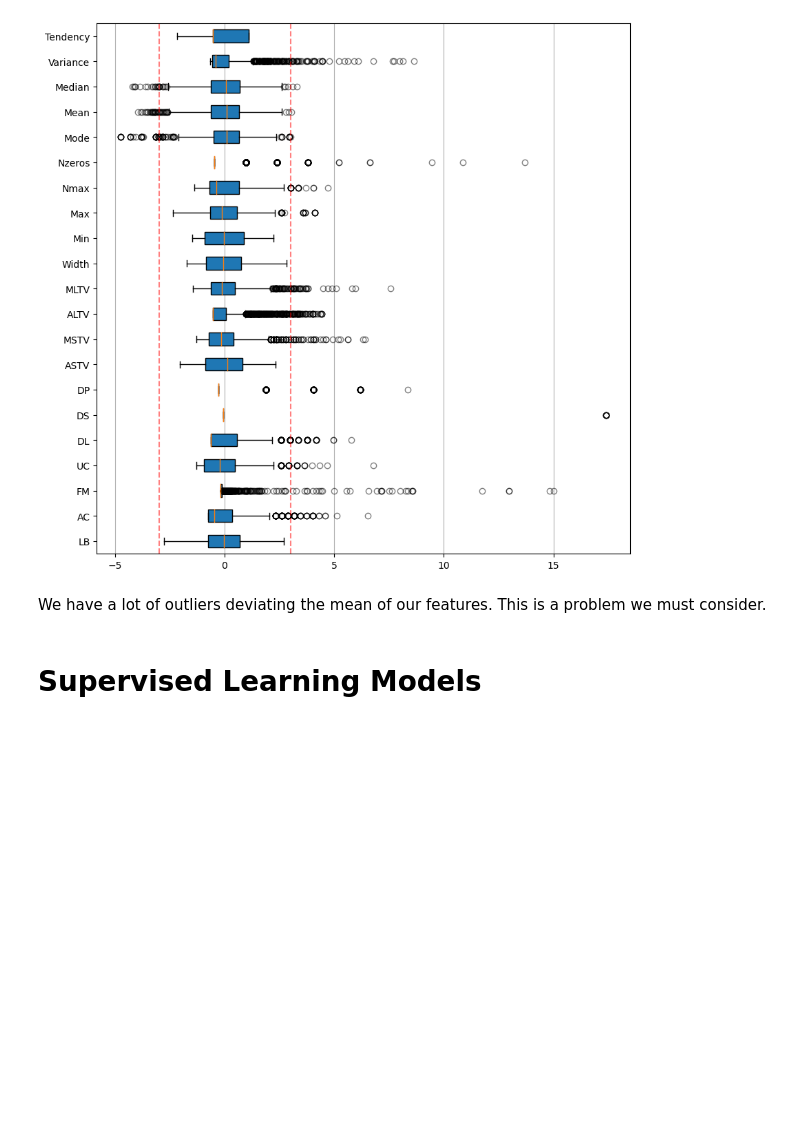
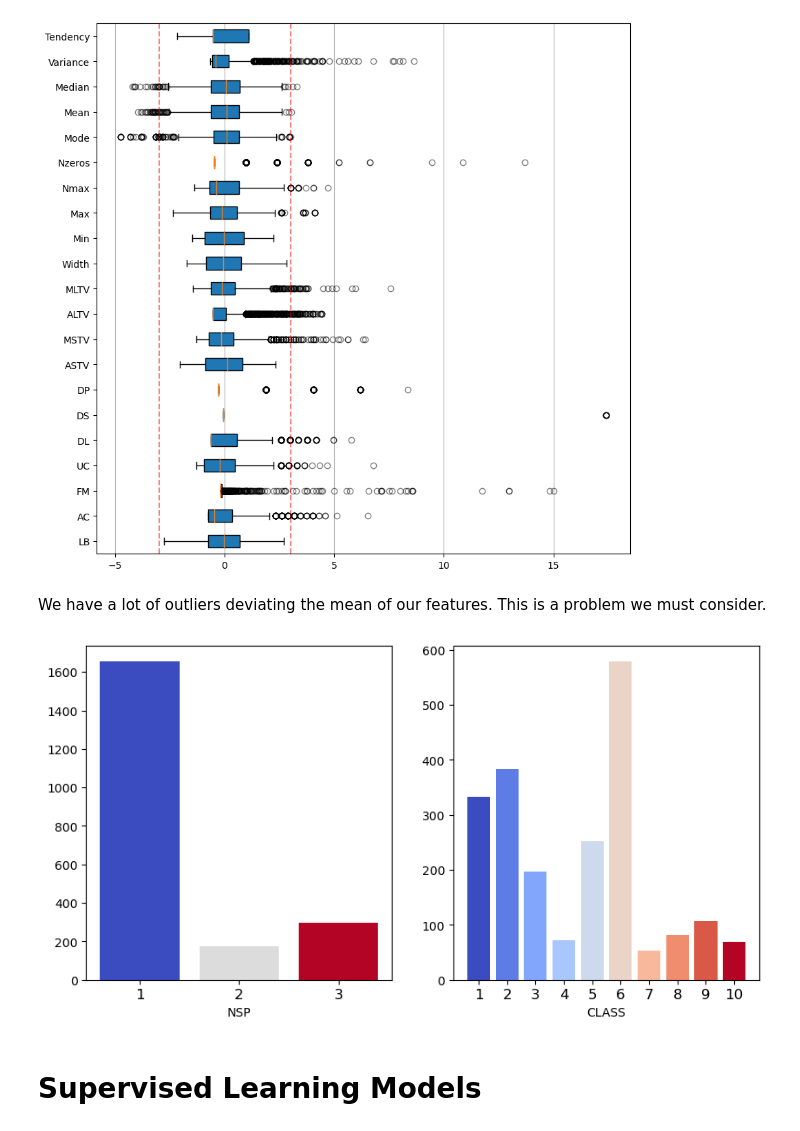
Before and after one commit to LaerteAdami/CW_Intro_AI, a Jupyter notebook: notebooks/notebook_erik.ipynb, the cells around one changed output. Drawn from its saved outputs; the diff is of its cells as text; code cells hidden in the pictures; blank space fills up the shorter version.

```diff
--- a/notebooks/notebook_erik.ipynb
+++ b/notebooks/notebook_erik.ipynb
@@ -165,6 +171,24 @@ for dot in bp['fliers']:
 [figure]
 # %% [markdown]
 We have a lot of outliers deviating the mean of our features. This is a problem we must consider.
+# %%
+# colormap source: https://stackoverflow.com/questions/64068659/bar-chart-in-matplotlib-using-a-colormap
+my_cmap = plt.get_cmap("coolwarm")
+rescale = lambda y: (y - np.min(y)) / (np.max(y) - np.min(y))
+
+fig, ax = plt.subplots(1,2,figsize = (10,5))
+
+ax[0].bar(df["NSP"].unique(),df.groupby(by="NSP").size(), color=my_cmap(rescale(df["NSP"].unique())))
+ax[1].bar(df["CLASS"].unique(),df.groupby(by="CLASS").size(),color=my_cmap(rescale(df["CLASS"].unique())))
+
+ax[0].set_xticks(np.arange(1,4))
+ax[0].set_xticklabels(np.arange(1,4), fontsize=12)
+ax[0].set_xlabel("NSP")
+ax[1].set_xticks(np.arange(1,11))
+ax[1].set_xticklabels(np.arange(1,11), fontsize=12)
+ax[1].set_xlabel("CLASS");
+# %% [output]
+[figure, added]
 # %% [markdown]
 # Supervised Learning Models
 # %% [markdown]
```
Also changed, not shown: parts of 20 cells of this notebook, 1 other file.
